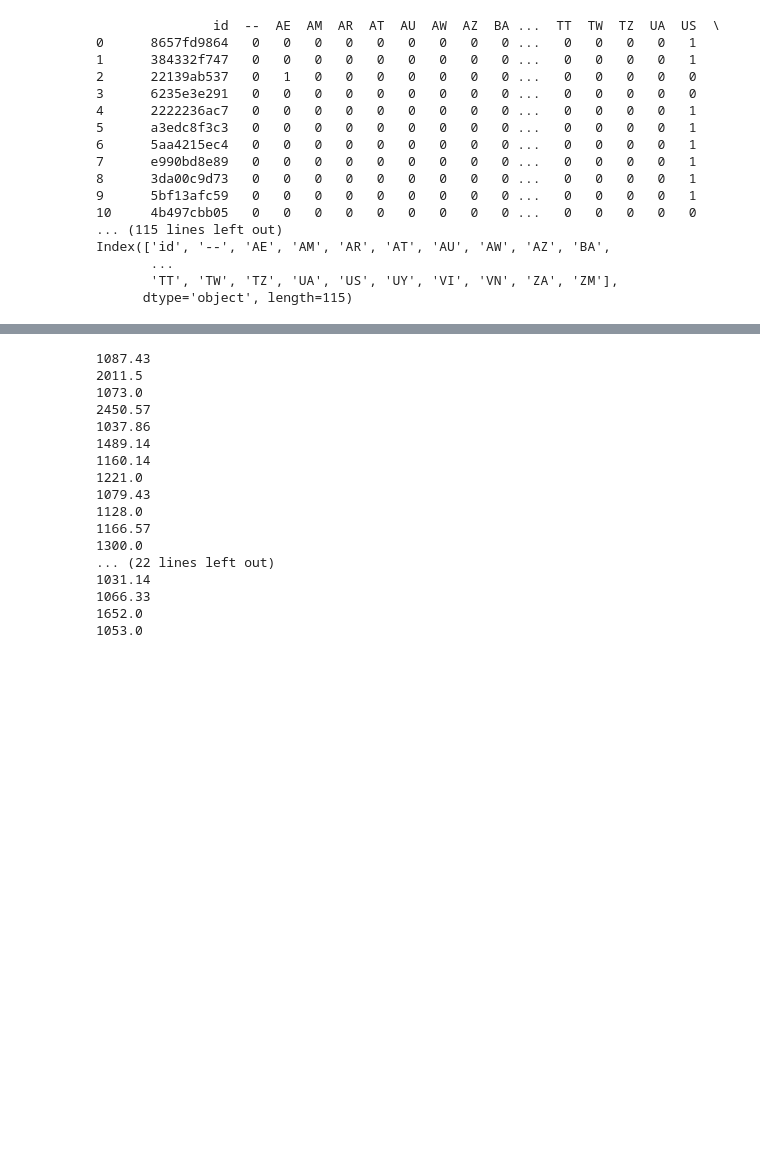
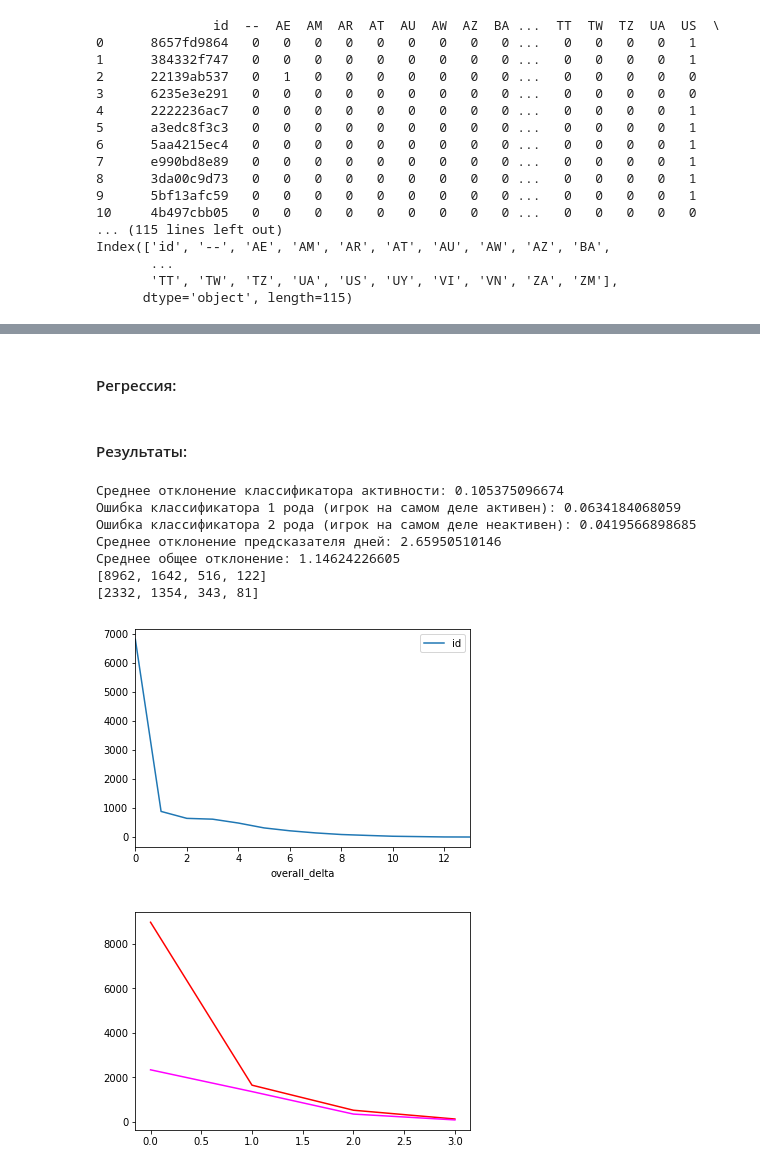
Before and after one commit to aakogtenkov/wg_summer_practice, a Jupyter notebook: main.ipynb, the cells around one changed output, grey strips where cells are left out. Drawn from its saved outputs; the diff is of its cells as text; code cells hidden in the pictures; blank space fills up the shorter version.

```diff
--- a/main.ipynb
+++ b/main.ipynb
@@ -745,0 +809,4 @@ dau_pact_table = pd.merge(dau_pact_table.reset_index(), sess_features, on='id',
+# %%
+pay_players_sessions = pd.read_csv('pay_players_sessions.csv')
+sum_len_sess = pay_players_sessions.pivot_table(values='session_length', columns=['day_n'], index=['id'], aggfunc='sum')
+n_sess = pay_players_sessions.pivot_table(values='session_length', columns=['day_n'], index=['id'], aggfunc='count')
@@ -746 +939,3 @@ dau_pact_table = pd.merge(dau_pact_table.reset_index(), sess_features, on='id',
+# %%
+dau_pact_table = pd.merge(dau_pact_table.reset_index(), sess_features, on='id', how='inner')
 # %%
@@ -784,23 +965,2 @@ print(clf_features)
-# %%
-for col in clf_features:
-    for i in range(len(dau_pact_table[col])):
-        if dau_pact_table[col][i] > 1000 or dau_pact_table[col][i] == np.inf:
-            print(dau_pact_table[col][i])
-# %% [output]
-1087.43
-2011.5
-1073.0
-2450.57
-1037.86
-1489.14
-1160.14
-1221.0
-1079.43
-1128.0
-1166.57
-1300.0
-... (22 lines left out)
-1031.14
-1066.33
-1652.0
-1053.0
+# %% [markdown]
+#### Регрессия:
@@ -806,0 +987,40 @@ for col in clf_features:
+# %%
+dau_pact_table['clf_acc'] = (dau_pact_table['is_active'] == dau_pact_table['predict_active']) * 1
+dau_pact_table['clf_e1'] = (dau_pact_table['is_active'] > dau_pact_table['predict_active']) * 1
+dau_pact_table['clf_e2'] = (dau_pact_table['is_active'] < dau_pact_table['predict_active']) * 1
+dau_pact_table['prd_delta'] = ((dau_pact_table['result_played'] - dau_pact_table['predict_days']).abs())
+dau_pact_table['overall_delta'] = ((dau_pact_table['result_played'] * dau_pact_table['is_active'] - dau_pact_table['predict_days'] * dau_pact_table['predict_active']).abs())
+# %% [markdown]
+#### Результаты:
+# %%
+prd_delta = dau_pact_table[16000:][dau_pact_table['is_active'] == 1]['prd_delta'].mean()
+clf_delta = 1 - dau_pact_table['clf_acc'][16000:].mean()
+clf_e1 = dau_pact_table['clf_e1'][16000:].mean()
+clf_e2 = dau_pact_table['clf_e2'][16000:].mean()
+overall_delta = dau_pact_table['overall_delta'][16000:].mean()
+print('Среднее отклонение классификатора активности:', clf_delta)
+print('Ошибка классификатора 1 рода (игрок на самом деле активен):', clf_e1)
+print('Ошибка классификатора 2 рода (игрок на самом деле неактивен):', clf_e2)
+print('Среднее отклонение предсказателя дней:', prd_delta)
+print('Среднее общее отклонение:', overall_delta)
+overall_delta_round = dau_pact_table['overall_delta'][16000:].round().reset_index().pivot_table(values=['id'], index=['overall_delta'], aggfunc='count')
+active_delta_round = dau_pact_table[16000:][dau_pact_table['is_active'] == 1.0]['overall_delta'].round().reset_index().pivot_table(values=['id'], index=['overall_delta'], aggfunc='count')
+overall_delta_round.plot()
+categories_delta = [int(overall_delta_round[0:3].sum()), int(overall_delta_round[3:6].sum()), int(overall_delta_round[6:9].sum()), int(overall_delta_round[9:14].sum())]
+active_categories_delta = [int(active_delta_round[0:3].sum()), int(active_delta_round[3:6].sum()), int(active_delta_round[6:9].sum()), int(active_delta_round[9:14].sum())]
+print(categories_delta)
+print(active_categories_delta)
+plt.show()
+plt.plot(categories_delta, color='red')
+plt.plot(active_categories_delta, color='magenta')
+plt.show()
+# %% [output]
+Среднее отклонение классификатора активности: 0.105375096674
+Ошибка классификатора 1 рода (игрок на самом деле активен): 0.0634184068059
+Ошибка классификатора 2 рода (игрок на самом деле неактивен): 0.0419566898685
+Среднее отклонение предсказателя дней: 2.65950510146
+Среднее общее отклонение: 1.14624226605
+[8962, 1642, 516, 122]
+[2332, 1354, 343, 81]
+[figure, added]
+[figure, added]
```
Also changed, not shown: parts of 25 cells of this notebook.
